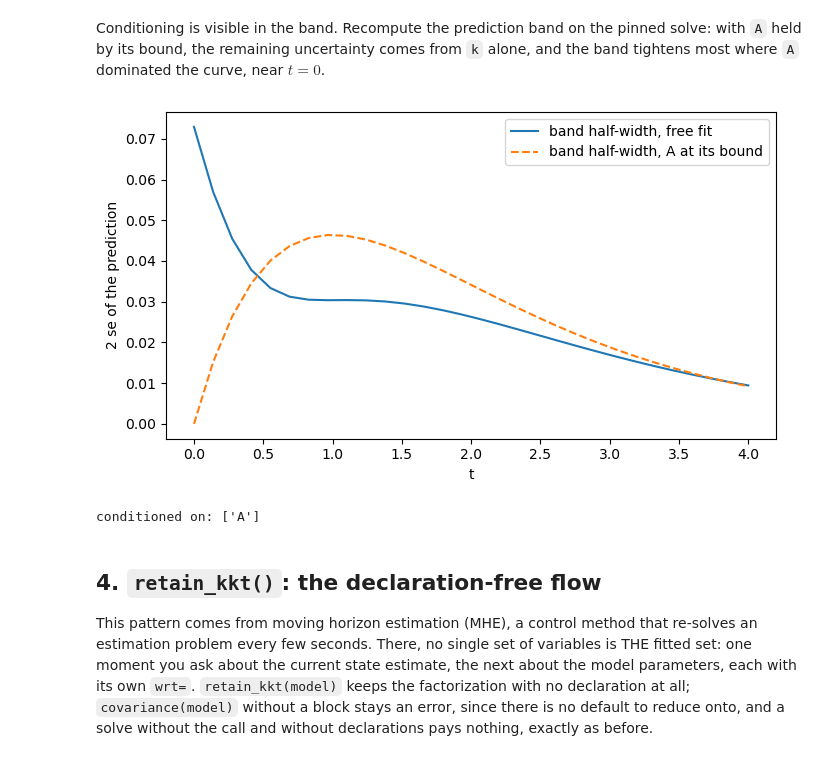
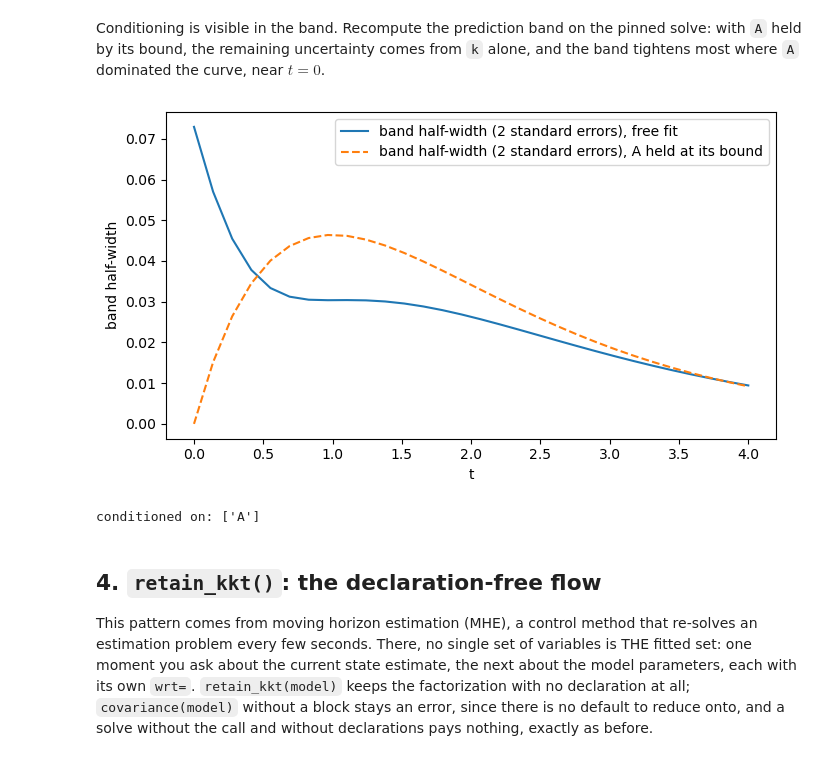
Before and after one commit to GermanHeim/pounce, a Jupyter notebook: python/notebooks/32_wrt_blocks_and_retain_kkt.ipynb, the cells around one changed output. Saved outputs shown, nothing was run; the diff lists cells and outputs as text; code cells hidden in the pictures.

```diff
--- a/python/notebooks/32_wrt_blocks_and_retain_kkt.ipynb
+++ b/python/notebooks/32_wrt_blocks_and_retain_kkt.ipynb
@@ -159,17 +159,17 @@ dominated the curve, near $t = 0$.
 # %%
 band_pin = covariance(m2, wrt=m2.r)
 se_pin = np.sqrt(np.diag(band_pin.matrix))
 
 plt.figure(figsize=(7, 4))
-plt.plot(t_data, 2 * se, label="band half-width, free fit")
+plt.plot(t_data, 2 * se, label="band half-width (2 standard errors), free fit")
 plt.plot(t_data, 2 * se_pin, "--",
-         label="band half-width, A at its bound")
-plt.xlabel("t"); plt.ylabel("2 se of the prediction")
+         label="band half-width (2 standard errors), A held at its bound")
+plt.xlabel("t"); plt.ylabel("band half-width")
 plt.legend(); plt.tight_layout()
 plt.show()
 print("conditioned on:", [v.name for v in band_pin.conditioned_on])
 # %% [output]
-[figure, old version]
+[figure, new version]
 conditioned on: ['A']
 # %% [markdown]
 ## 4. `retain_kkt()`: the declaration-free flow
```
Also changed, not shown: parts of 1 cell of this notebook, 1 other file.
